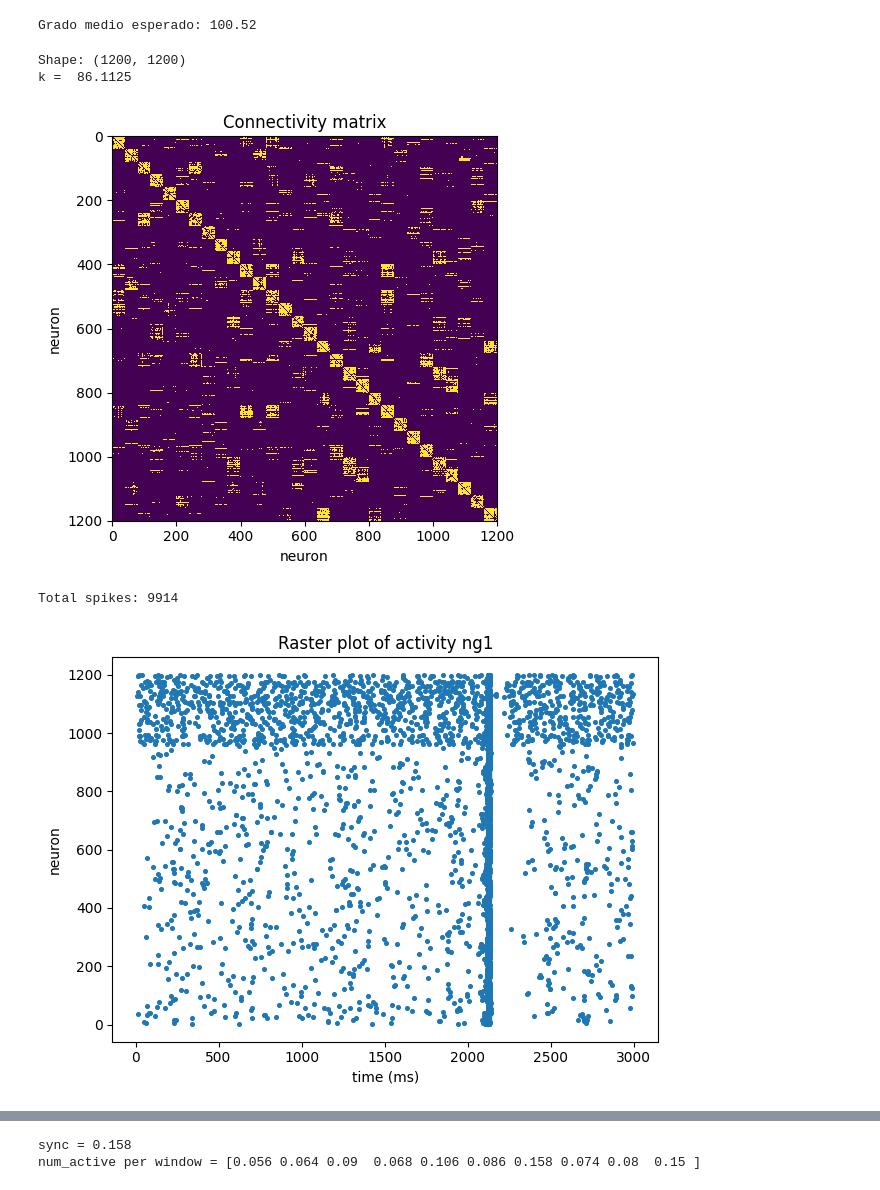
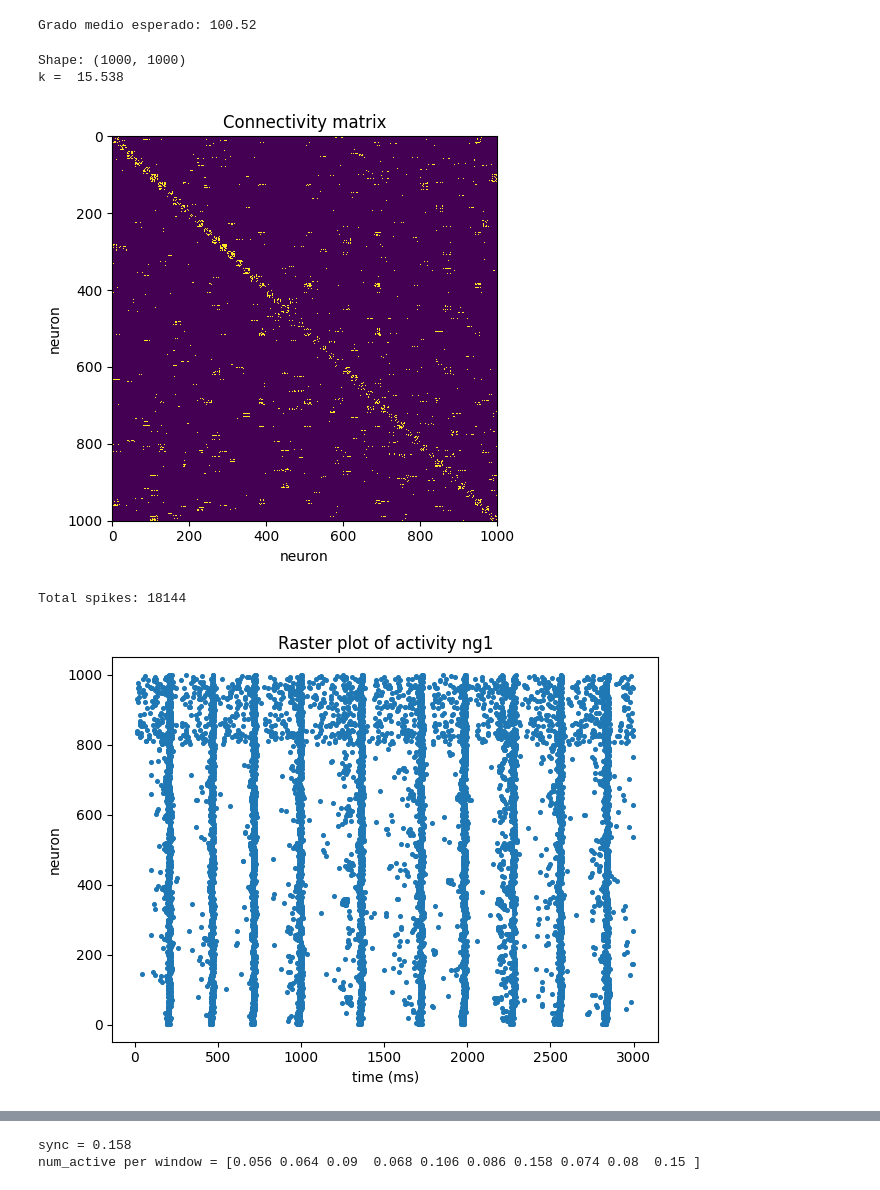
Before and after one commit to underDD/TFM, a Jupyter notebook: Izhikevich.ipynb, the cells around one changed output, grey strips where cells are left out. Cells and saved outputs as stored; diff of their text form; code cells hidden in the pictures.

```diff
--- a/Izhikevich.ipynb
+++ b/Izhikevich.ipynb
@@ -230,7 +230,7 @@ def connectivity_from_A(A: np.ndarray):
 
 # -------- USO --------
 
-path = 'created_networks/adjacency_matrix_agg_nc30_s0.05_L2.0_rho300_l0.50_a0.200.txt'
+path = '3D_created_networks/3D_adjacency_matrix_agg_nc50_s0.10_L2.0_rho125_l1.00_a0.200.txt'
 
 A = load_A(path)
 C, k, E = connectivity_from_A(A)
@@ -252,38 +252,38 @@ plt.show()
 
 
 # -------- Pesos --------
 
 N = A.shape[0]
 
 Ne = int(N*0.8)
 Ni = int(N*0.2)
 N = Ne + Ni
 
 SIM_TIME = 3000
 
 # 2) Izhikevich parameters (con variabilidad)
 re = np.random.rand(Ne, 1)
 ri = np.random.rand(Ni, 1)
 
 a = np.vstack([0.02*np.ones((Ne,1)), 0.02 + 0.08*ri])
 b = np.vstack([0.2*np.ones((Ne,1)),  0.25 - 0.05*ri])
 c = np.vstack([-65 + 15*(re**2),     -65*np.ones((Ni,1))])
 d = np.vstack([8 - 6*(re**2),         2*np.ones((Ni,1))])
 
-MAX_EXC_WEIGTH = 3.5
-MAX_INH_WEIGTH = 0.1
+MAX_EXC_WEIGTH = 12
+MAX_INH_WEIGTH = 0.5
 
 W = np.hstack([
     MAX_EXC_WEIGTH*np.random.rand(N, Ne),
     -MAX_INH_WEIGTH*np.random.rand(N, Ni)
 ])
 
 S = A * W
 NOISE_MAX = 3
 # %% [output]
-Shape: (1200, 1200)
-k =  86.1125
+Shape: (1000, 1000)
+k =  15.538
-[figure, old version]
+[figure, new version]
 # %%
 v = -65*np.ones((N, 1))
 u = b * v
@@ -322,7 +322,7 @@ else:
 
 print("Total spikes:", len(firings_t))
 # %% [output]
-Total spikes: 9914
+Total spikes: 18144
 # %%
 plt.figure()
 plt.scatter(firings_t, firings_i, s=7)
@@ -332,7 +332,7 @@ plt.title('Raster plot of activity ng1')
 plt.tight_layout()
 plt.show()
 # %% [output]
-[figure, old version]
+[figure, new version]
 # %%
 # spikes por timestep (vector de tamaño SIM_TIME+1)
 spikes_per_t = np.bincount(firings_t, minlength=SIM_TIME+1)
```
Also changed, not shown: parts of 5 cells of this notebook, 35 other files.
